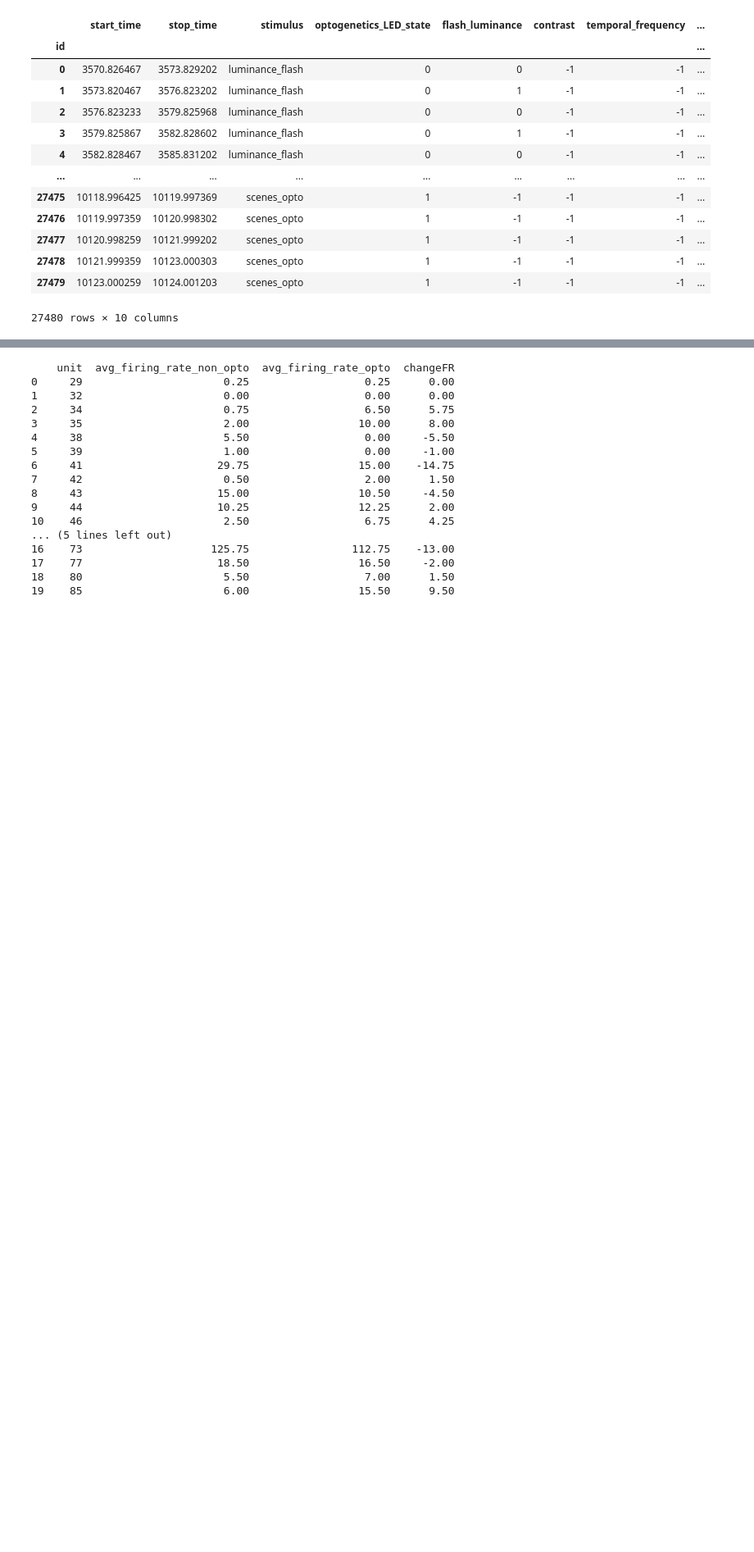
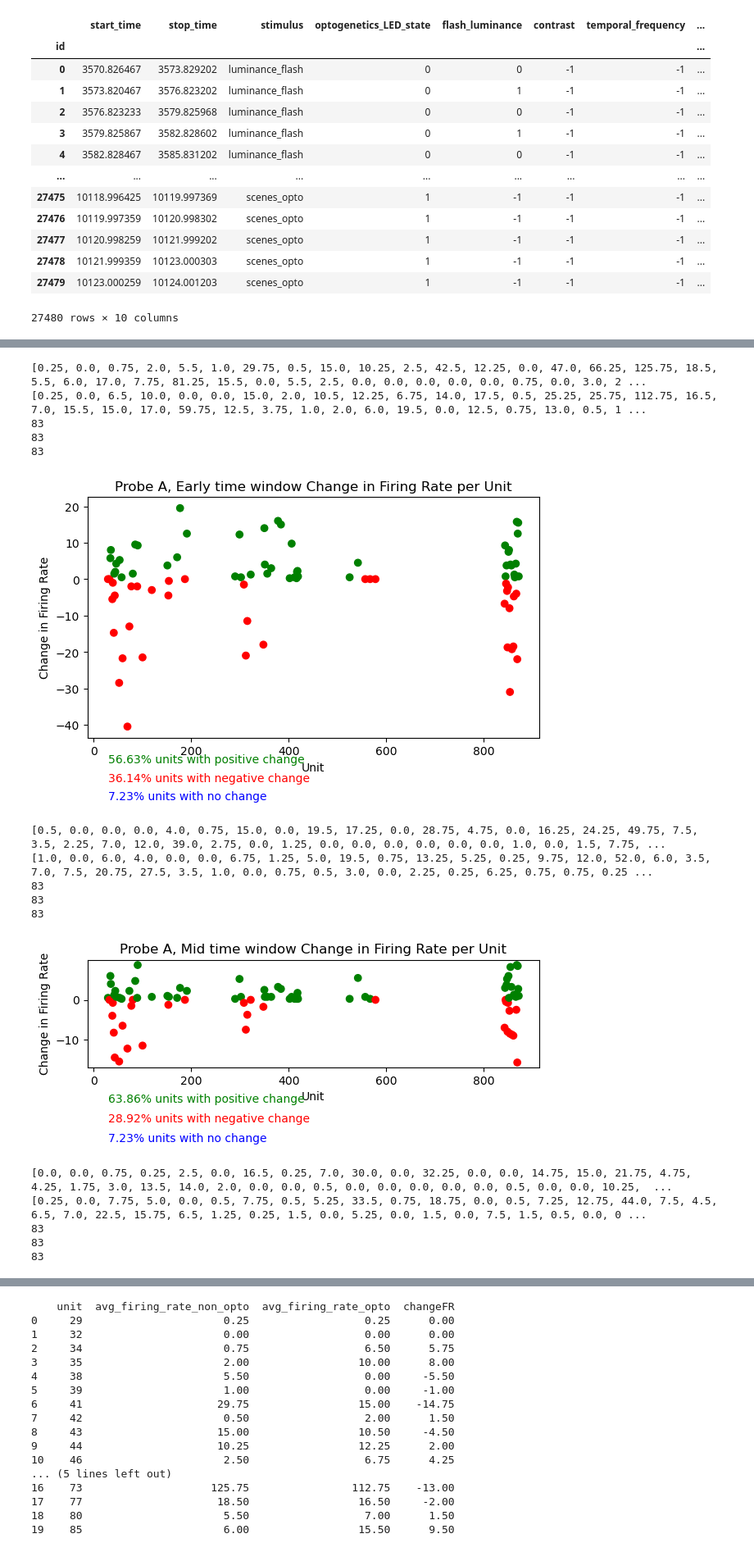
Before and after one commit to granthughes1999/nwb, a Jupyter notebook: Rotation_files/paBoNT2_analysis_grant.ipynb, the cells around one changed output, grey strips where cells are left out. Shown: that part at 82% size. Cells and saved outputs as stored; diff of their text form; code cells hidden in the pictures; blank space fills up the shorter version.

```diff
--- a/Rotation_files/paBoNT2_analysis_grant.ipynb
+++ b/Rotation_files/paBoNT2_analysis_grant.ipynb
@@ -2219,0 +2381,28 @@ paBont2.trials()
+# %%
+
+path = r"G:/Grant/rotation/2023-09-29_16-07-39_PaBont2/plots/summary_plots/earlyWindow/probeA/"
+fr_early = paBont2.scatter_plot_2("A","V1","Early",path,0,0.04, 0.08,0.005)
+
+path = r"G:/Grant/rotation/2023-09-29_16-07-39_PaBont2/plots/summary_plots/midWindow/probeA/"
+fr_mid = paBont2.scatter_plot_2("A","V1",'Mid',path,0,0.04, 0.12,0.005)
+
+path = r"G:/Grant/rotation/2023-09-29_16-07-39_PaBont2/plots/summary_plots/lateWindow/probeA/"
+fr_late = paBont2.scatter_plot_2("A","V1",'Late',path,0,0.04, 0.16,0.005)
+# %% [output]
+[0.25, 0.0, 0.75, 2.0, 5.5, 1.0, 29.75, 0.5, 15.0, 10.25, 2.5, 42.5, 12.25, 0.0, 47.0, 66.25, 125.75, 18.5, 5.5, 6.0, 17.0, 7.75, 81.25, 15.5, 0.0, 5.5, 2.5, 0.0, 0.0, 0.0, 0.0, 0.0, 0.75, 0.0, 3.0, 2 ...
+[0.25, 0.0, 6.5, 10.0, 0.0, 0.0, 15.0, 2.0, 10.5, 12.25, 6.75, 14.0, 17.5, 0.5, 25.25, 25.75, 112.75, 16.5, 7.0, 15.5, 15.0, 17.0, 59.75, 12.5, 3.75, 1.0, 2.0, 6.0, 19.5, 0.0, 12.5, 0.75, 13.0, 0.5, 1 ...
+83
+83
+83
+[figure, added]
+[0.5, 0.0, 0.0, 0.0, 4.0, 0.75, 15.0, 0.0, 19.5, 17.25, 0.0, 28.75, 4.75, 0.0, 16.25, 24.25, 49.75, 7.5, 3.5, 2.25, 7.0, 12.0, 39.0, 2.75, 0.0, 1.25, 0.0, 0.0, 0.0, 0.0, 0.0, 0.0, 1.0, 0.0, 1.5, 7.75, ...
+[1.0, 0.0, 6.0, 4.0, 0.0, 0.0, 6.75, 1.25, 5.0, 19.5, 0.75, 13.25, 5.25, 0.25, 9.75, 12.0, 52.0, 6.0, 3.5, 7.0, 7.5, 20.75, 27.5, 3.5, 1.0, 0.0, 0.75, 0.5, 3.0, 0.0, 2.25, 0.25, 6.25, 0.75, 0.75, 0.25 ...
+83
+83
+83
+[figure, added]
+[0.0, 0.0, 0.75, 0.25, 2.5, 0.0, 16.5, 0.25, 7.0, 30.0, 0.0, 32.25, 0.0, 0.0, 14.75, 15.0, 21.75, 4.75, 4.25, 1.75, 3.0, 13.5, 14.0, 2.0, 0.0, 0.0, 0.5, 0.0, 0.0, 0.0, 0.0, 0.0, 0.5, 0.0, 0.0, 10.25,  ...
+[0.25, 0.0, 7.75, 5.0, 0.0, 0.5, 7.75, 0.5, 5.25, 33.5, 0.75, 18.75, 0.0, 0.5, 7.25, 12.75, 44.0, 7.5, 4.5, 6.5, 7.0, 22.5, 15.75, 6.5, 1.25, 0.25, 1.5, 0.0, 5.25, 0.0, 1.5, 0.0, 7.5, 1.5, 0.5, 0.0, 0 ...
+83
+83
+83
```
Also changed, not shown: parts of 11 cells of this notebook.
